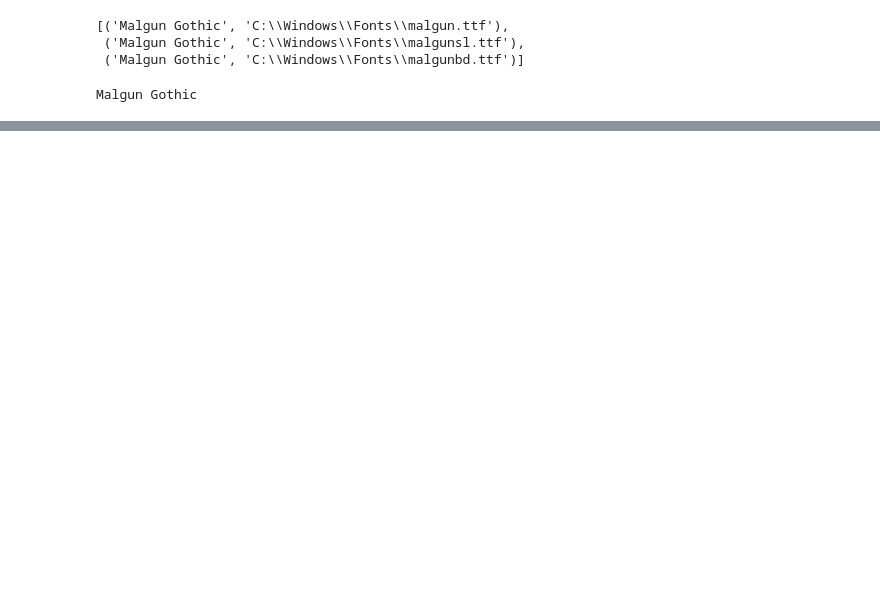
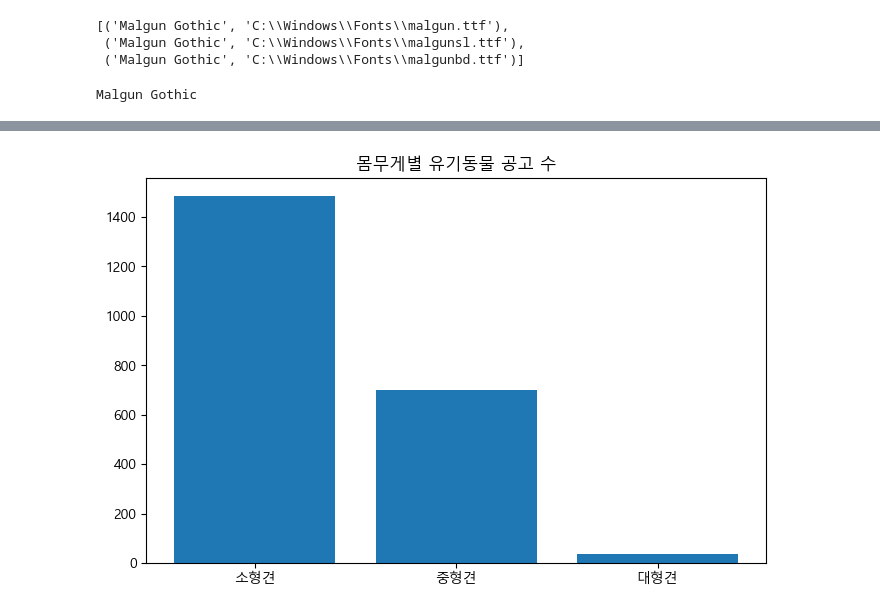
Before and after one commit to cooperear/SK_Shielders_4th_rookie_1st_Team_Project, a Jupyter notebook: dog_data_scraping.ipynb, the cells around one changed output, grey strips where cells are left out. Cells and saved outputs as stored; diff of their text form; code cells hidden in the pictures; blank space fills up the shorter version.

```diff
--- a/dog_data_scraping.ipynb
+++ b/dog_data_scraping.ipynb
@@ -232,0 +483,21 @@ plt.show()
+# %%
+# 몸무게 시각화
+def size(weight):
+    if weight < 10:
+        return '소형견'
+    elif weight < 25:
+        return '중형견'
+    else:
+        return '대형견'
+
+filtered_df_weight['체급'] = filtered_df_weight['몸무게(kg)'].apply(size)
+
+size_counts = filtered_df_weight['체급'].value_counts().reindex(['소형견', '중형견', '대형견'])
+
+plt.figure(figsize=(8, 5))
+plt.bar(size_counts.index, size_counts.values)
+plt.title('몸무게별 유기동물 공고 수')
+
+plt.show()
+# %% [output]
+[figure, added]
```
Also changed, not shown: parts of 28 cells of this notebook, 1 other file.
